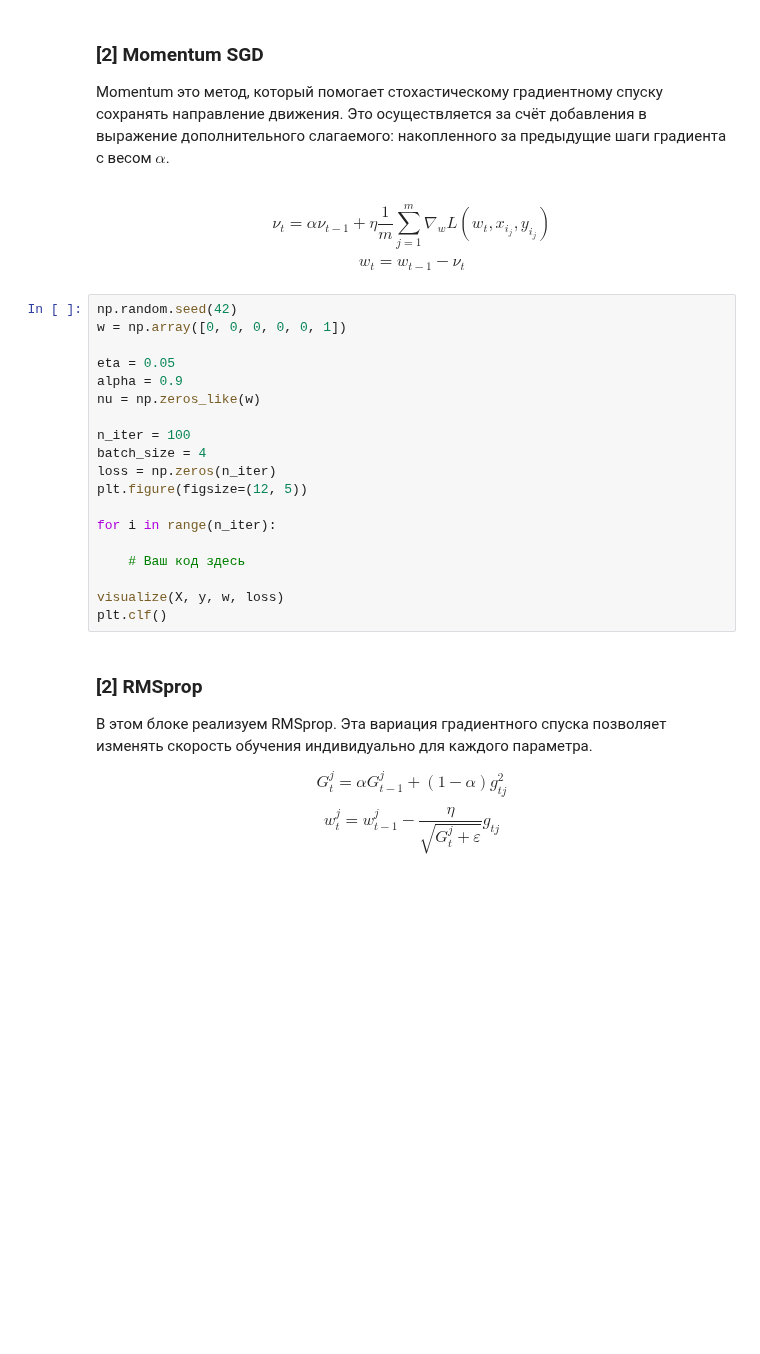
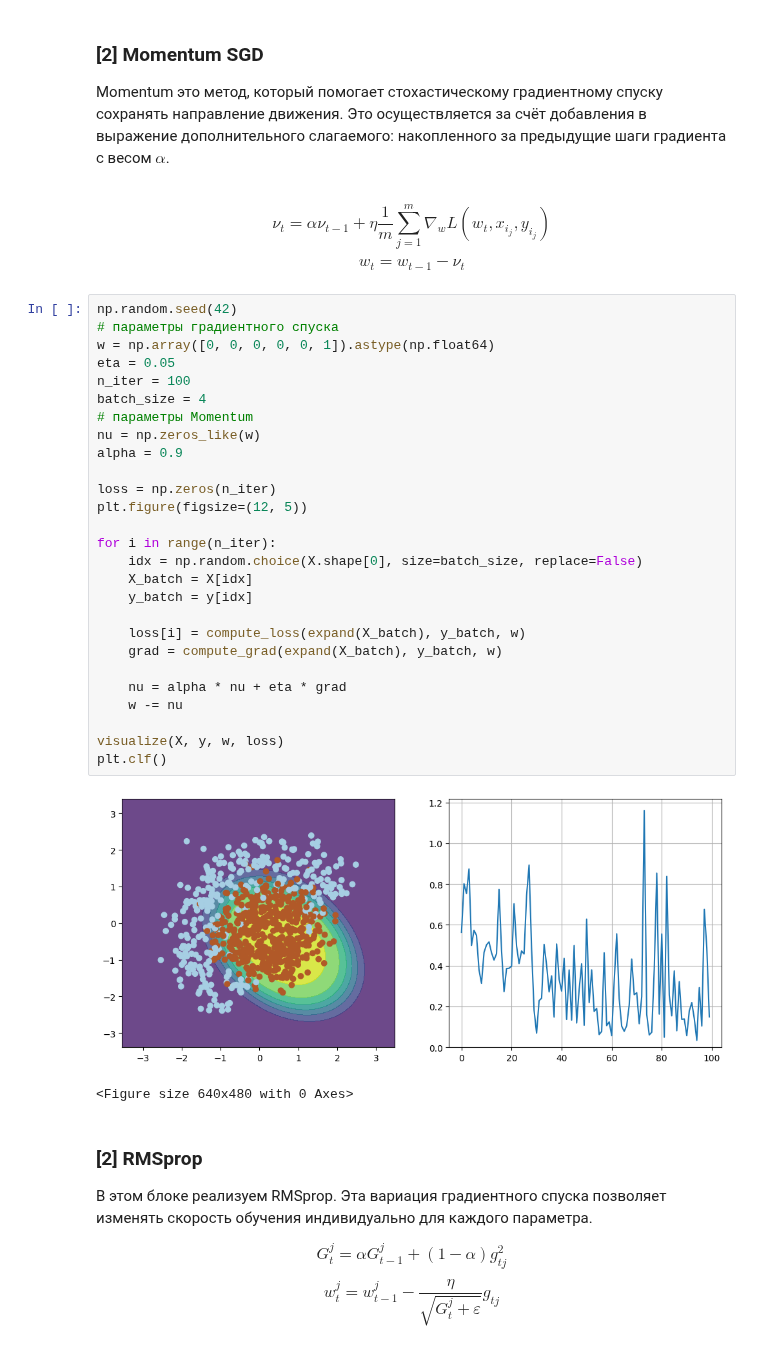
Before and after one commit to mikhailmartin/RiskModellingResearch-DeepLearning, a Jupyter notebook: Week2/HomeWork2_gradient.ipynb, the cells around one changed output. Cells and saved outputs as stored; diff of their text form; blank space fills up the shorter version.

```diff
--- a/Week2/HomeWork2_gradient.ipynb
+++ b/Week2/HomeWork2_gradient.ipynb
@@ -153,23 +163,34 @@ $$ \nu_t = \alpha \nu_{t-1} + \eta\dfrac{1}{m} \sum_{j=1}^m \nabla_w L(w_t, x_{i
 $$ w_t = w_{t-1} - \nu_t$$
 # %%
 np.random.seed(42)
-w = np.array([0, 0, 0, 0, 0, 1])
-
+# параметры градиентного спуска
+w = np.array([0, 0, 0, 0, 0, 1]).astype(np.float64)
 eta = 0.05
-alpha = 0.9
-nu = np.zeros_like(w)
-
 n_iter = 100
 batch_size = 4
+# параметры Momentum
+nu = np.zeros_like(w)
+alpha = 0.9
+
 loss = np.zeros(n_iter)
 plt.figure(figsize=(12, 5))
 
 for i in range(n_iter):
+    idx = np.random.choice(X.shape[0], size=batch_size, replace=False)
+    X_batch = X[idx]
+    y_batch = y[idx]
 
-    # Ваш код здесь
+    loss[i] = compute_loss(expand(X_batch), y_batch, w)
+    grad = compute_grad(expand(X_batch), y_batch, w)
+
+    nu = alpha * nu + eta * grad
+    w -= nu
 
 visualize(X, y, w, loss)
 plt.clf()
+# %% [output]
+[figure, added]
+<Figure size 640x480 with 0 Axes>
 # %% [markdown]
 ### [2] RMSprop
 
```
Also changed, not shown: parts of 9 cells of this notebook, 1 other file.
